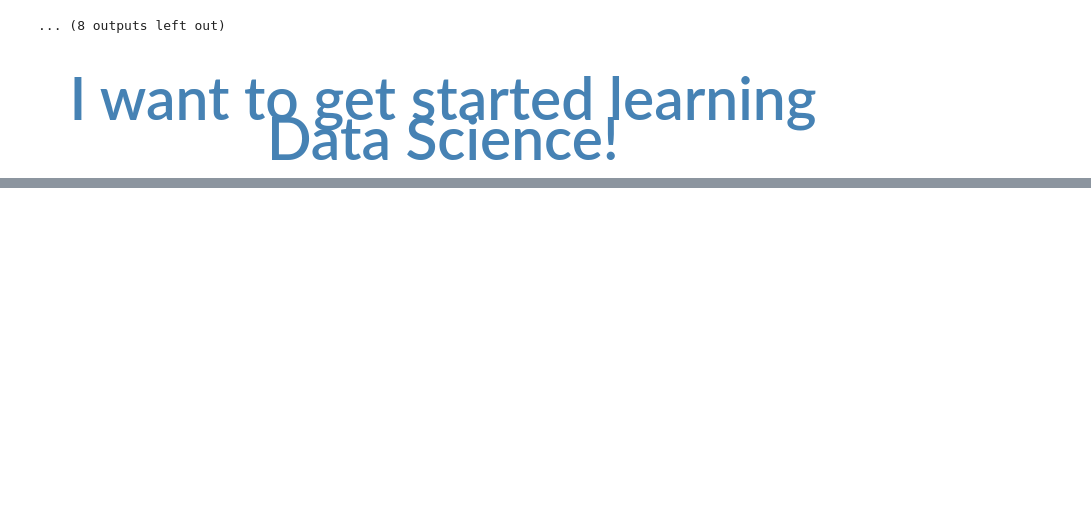
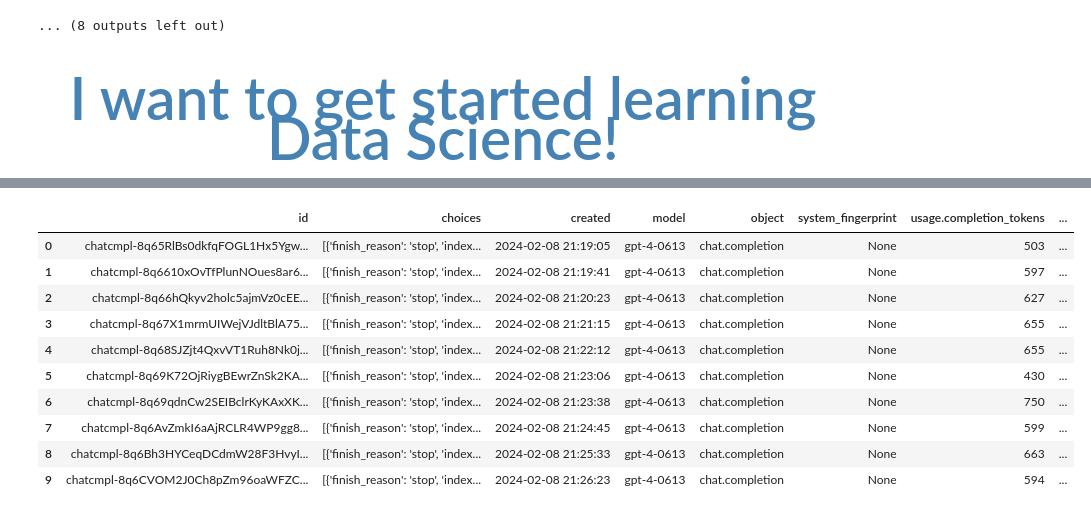
Before and after one commit to eliasdabbas/openai-api-bulk-emails, a Jupyter notebook: crawl_create_email_campaign.ipynb, the cells around one changed output, grey strips where cells are left out. Drawn from its saved outputs; the diff is of its cells as text; code cells hidden in the pictures; blank space fills up the shorter version.

Commit message:
Update notebook on how to  save to parquet

```diff
--- a/crawl_create_email_campaign.ipynb
+++ b/crawl_create_email_campaign.ipynb
@@ -146,0 +157,16 @@ for response in email_responses_elias:
+# %%
+responses = pd.read_parquet('openai_emails.parquet')
+# %%
+responses
+# %% [output]
+|  | id | choices | created | model | object | system_fingerprint | usage.completion_tokens | ... |
+| 0 | chatcmpl-8q65RlBs0dkfqFOGL1Hx5Ygw... | [{'finish_reason': 'stop', 'index... | 2024-02-08 21:19:05 | gpt-4-0613 | chat.completion | None | 503 | ... |
+| 1 | chatcmpl-8q6610xOvTfPlunNOues8ar6... | [{'finish_reason': 'stop', 'index... | 2024-02-08 21:19:41 | gpt-4-0613 | chat.completion | None | 597 | ... |
+| 2 | chatcmpl-8q66hQkyv2holc5ajmVz0cEE... | [{'finish_reason': 'stop', 'index... | 2024-02-08 21:20:23 | gpt-4-0613 | chat.completion | None | 627 | ... |
+| 3 | chatcmpl-8q67X1mrmUIWejVJdltBlA75... | [{'finish_reason': 'stop', 'index... | 2024-02-08 21:21:15 | gpt-4-0613 | chat.completion | None | 655 | ... |
+| 4 | chatcmpl-8q68SJZjt4QxvVT1Ruh8Nk0j... | [{'finish_reason': 'stop', 'index... | 2024-02-08 21:22:12 | gpt-4-0613 | chat.completion | None | 655 | ... |
+| 5 | chatcmpl-8q69K72OjRiygBEwrZnSk2KA... | [{'finish_reason': 'stop', 'index... | 2024-02-08 21:23:06 | gpt-4-0613 | chat.completion | None | 430 | ... |
+| 6 | chatcmpl-8q69qdnCw2SEIBclrKyKAxXK... | [{'finish_reason': 'stop', 'index... | 2024-02-08 21:23:38 | gpt-4-0613 | chat.completion | None | 750 | ... |
+| 7 | chatcmpl-8q6AvZmkI6aAjRCLR4WP9gg8... | [{'finish_reason': 'stop', 'index... | 2024-02-08 21:24:45 | gpt-4-0613 | chat.completion | None | 599 | ... |
+| 8 | chatcmpl-8q6Bh3HYCeqDCdmW28F3HvyI... | [{'finish_reason': 'stop', 'index... | 2024-02-08 21:25:33 | gpt-4-0613 | chat.completion | None | 663 | ... |
+| 9 | chatcmpl-8q6CVOM2J0Ch8pZm96oaWFZC... | [{'finish_reason': 'stop', 'index... | 2024-02-08 21:26:23 | gpt-4-0613 | chat.completion | None | 594 | ... |
```
Also changed, not shown: parts of 3 cells of this notebook, 1 other file.
